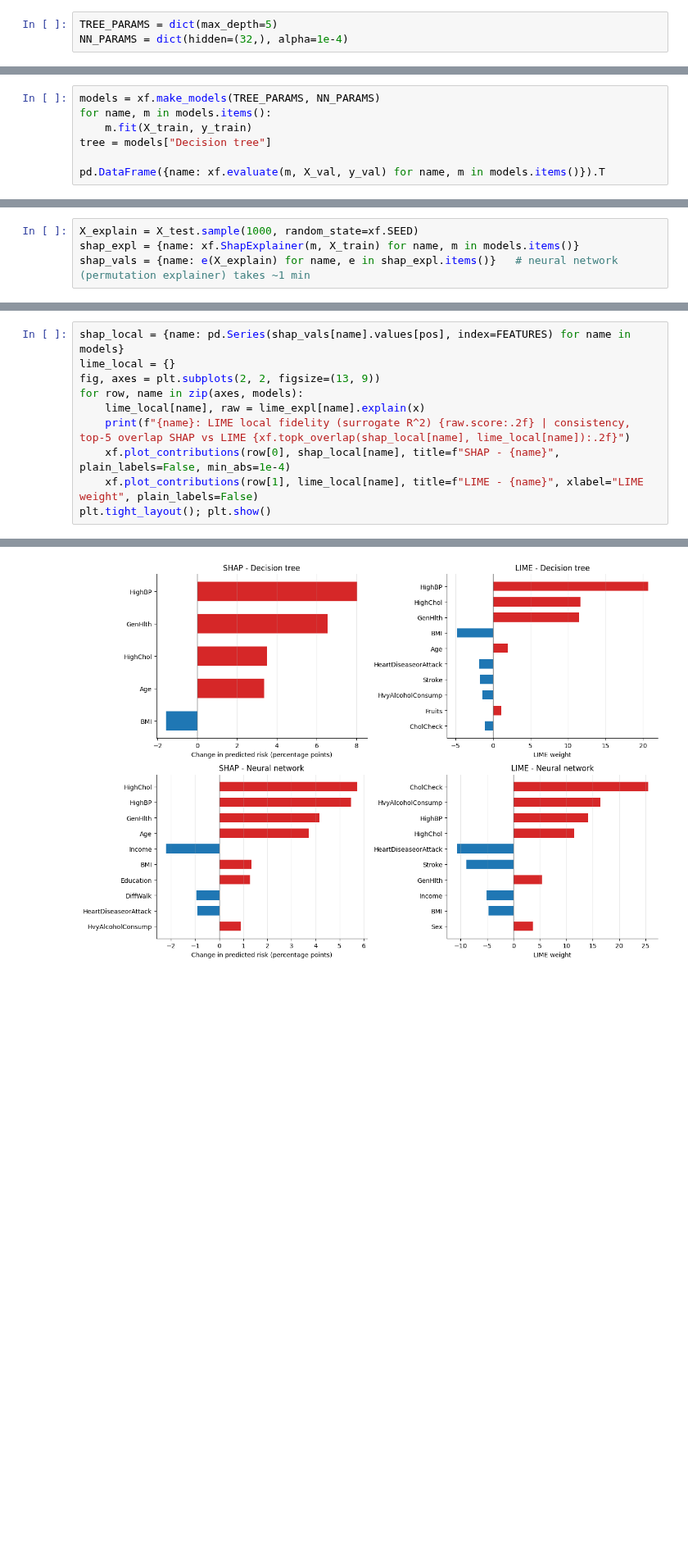
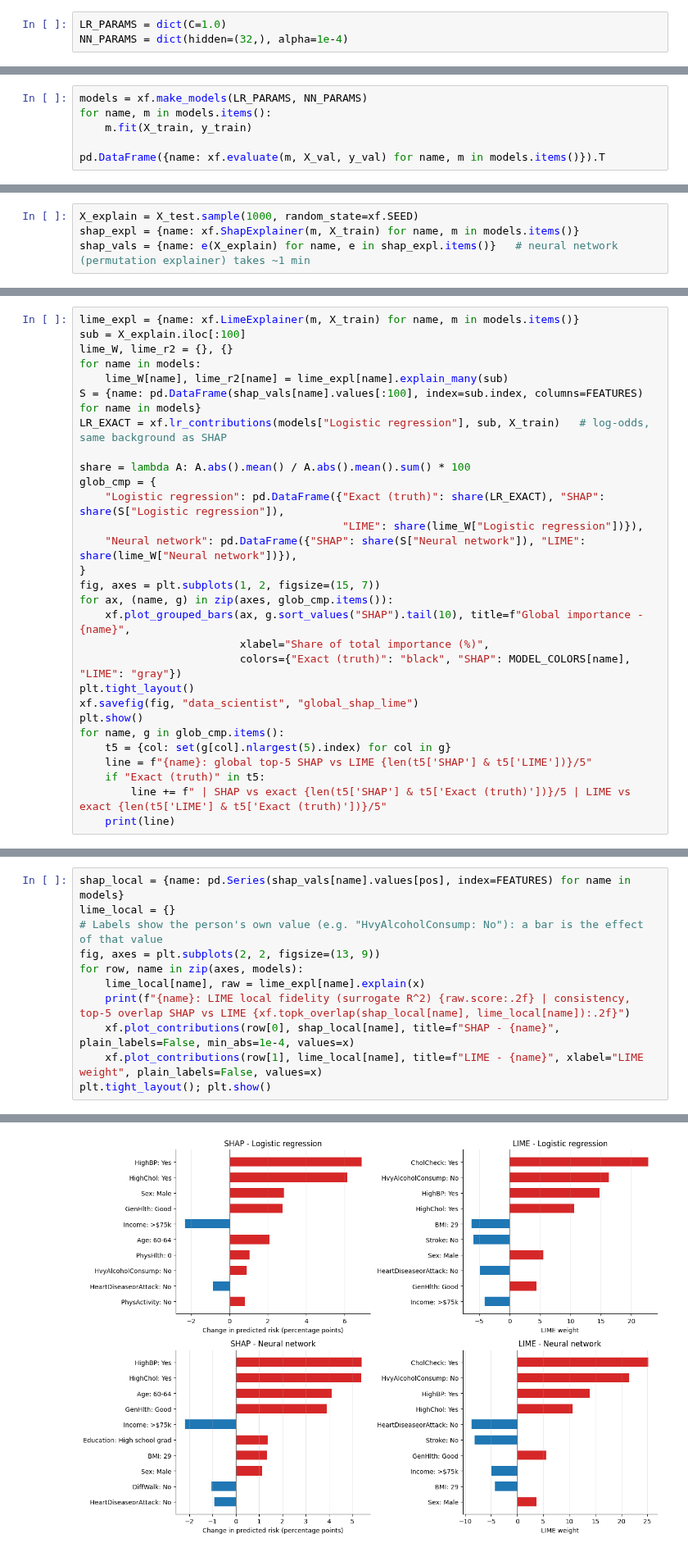
Before and after one commit to GustavWex/XAI-Projekt, a Jupyter notebook: projekt.ipynb, the cells around one changed output, grey strips where cells are left out. Shown at 82% size. Saved outputs shown, nothing was run; the diff lists cells and outputs as text; blank space fills up the shorter version.

```diff
--- a/projekt.ipynb
+++ b/projekt.ipynb
@@ -143,15 +144,14 @@ Selected on the validation set (the sweeps can be re-run with `xf.tune_tree` / `
 - **Neural network: one hidden layer of 32 units, L2 penalty 1e-4.** All nine sizes we tried (1–2 layers, 32–128
   units) reach 0.831–0.833 validation AUC, so we take the smallest.
 # %%
-TREE_PARAMS = dict(max_depth=5)
+LR_PARAMS = dict(C=1.0)
 NN_PARAMS = dict(hidden=(32,), alpha=1e-4)
 # %% [markdown]
 ### 4.2 Final models
 # %%
-models = xf.make_models(TREE_PARAMS, NN_PARAMS)
+models = xf.make_models(LR_PARAMS, NN_PARAMS)
 for name, m in models.items():
     m.fit(X_train, y_train)
-tree = models["Decision tree"]
 
 pd.DataFrame({name: xf.evaluate(m, X_val, y_val) for name, m in models.items()}).T
 # %% [output]
@@ -234,0 +258,29 @@ plt.tight_layout(); plt.show()
+# %%
+lime_expl = {name: xf.LimeExplainer(m, X_train) for name, m in models.items()}
+sub = X_explain.iloc[:100]
+lime_W, lime_r2 = {}, {}
+for name in models:
+    lime_W[name], lime_r2[name] = lime_expl[name].explain_many(sub)
+S = {name: pd.DataFrame(shap_vals[name].values[:100], index=sub.index, columns=FEATURES) for name in models}
+LR_EXACT = xf.lr_contributions(models["Logistic regression"], sub, X_train)   # log-odds, same background as SHAP
+
+share = lambda A: A.abs().mean() / A.abs().mean().sum() * 100
+glob_cmp = {
+    "Logistic regression": pd.DataFrame({"Exact (truth)": share(LR_EXACT), "SHAP": share(S["Logistic regression"]),
+                                         "LIME": share(lime_W["Logistic regression"])}),
+    "Neural network": pd.DataFrame({"SHAP": share(S["Neural network"]), "LIME": share(lime_W["Neural network"])}),
+}
+fig, axes = plt.subplots(1, 2, figsize=(15, 7))
+for ax, (name, g) in zip(axes, glob_cmp.items()):
+    xf.plot_grouped_bars(ax, g.sort_values("SHAP").tail(10), title=f"Global importance - {name}",
+                         xlabel="Share of total importance (%)",
+                         colors={"Exact (truth)": "black", "SHAP": MODEL_COLORS[name], "LIME": "gray"})
+plt.tight_layout()
+xf.savefig(fig, "data_scientist", "global_shap_lime")
+plt.show()
+for name, g in glob_cmp.items():
+    t5 = {col: set(g[col].nlargest(5).index) for col in g}
+    line = f"{name}: global top-5 SHAP vs LIME {len(t5['SHAP'] & t5['LIME'])}/5"
+    if "Exact (truth)" in t5:
+        line += f" | SHAP vs exact {len(t5['SHAP'] & t5['Exact (truth)'])}/5 | LIME vs exact {len(t5['LIME'] & t5['Exact (truth)'])}/5"
+    print(line)
@@ -274,11 +328,12 @@ Person 69422: true label 1 | Decision tree: 68% | Neural network: 70%
 # %%
 shap_local = {name: pd.Series(shap_vals[name].values[pos], index=FEATURES) for name in models}
 lime_local = {}
+# Labels show the person's own value (e.g. "HvyAlcoholConsump: No"): a bar is the effect of that value
 fig, axes = plt.subplots(2, 2, figsize=(13, 9))
 for row, name in zip(axes, models):
     lime_local[name], raw = lime_expl[name].explain(x)
     print(f"{name}: LIME local fidelity (surrogate R^2) {raw.score:.2f} | consistency, top-5 overlap SHAP vs LIME {xf.topk_overlap(shap_local[name], lime_local[name]):.2f}")
-    xf.plot_contributions(row[0], shap_local[name], title=f"SHAP - {name}", plain_labels=False, min_abs=1e-4)
-    xf.plot_contributions(row[1], lime_local[name], title=f"LIME - {name}", xlabel="LIME weight", plain_labels=False)
+    xf.plot_contributions(row[0], shap_local[name], title=f"SHAP - {name}", plain_labels=False, min_abs=1e-4, values=x)
+    xf.plot_contributions(row[1], lime_local[name], title=f"LIME - {name}", xlabel="LIME weight", plain_labels=False, values=x)
 plt.tight_layout(); plt.show()
 # %% [output]
@@ -286,5 +341,5 @@ Decision tree: LIME local fidelity (surrogate R^2) 0.36 | consistency, top-5 ove
 Neural network: LIME local fidelity (surrogate R^2) 0.29 | consistency, top-5 overlap SHAP vs LIME 0.25
-[figure, old version]
+[figure, new version]
 # %% [markdown]
 ## 7. Validating the explanations *(Report §2–4)*
 
```
Also changed, not shown: parts of 37 cells of this notebook, 10 other files.
